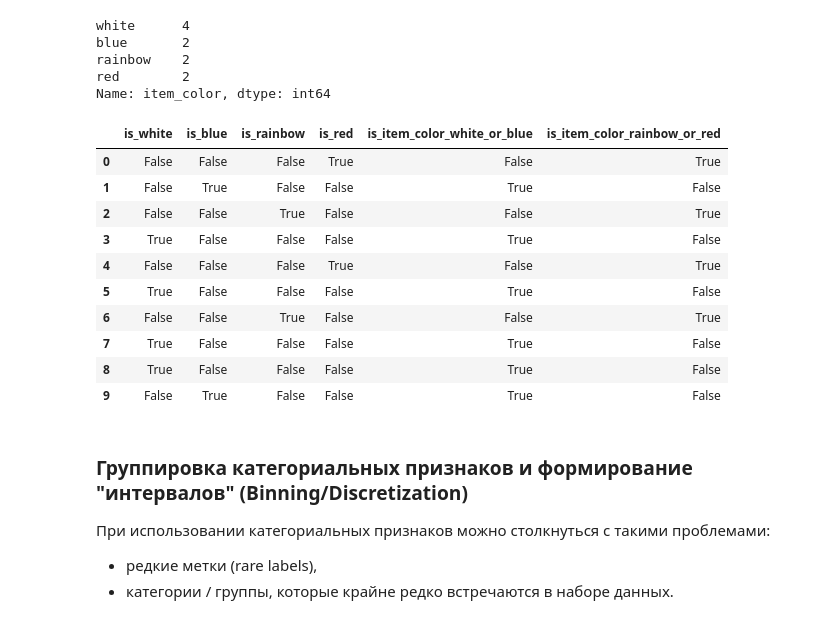
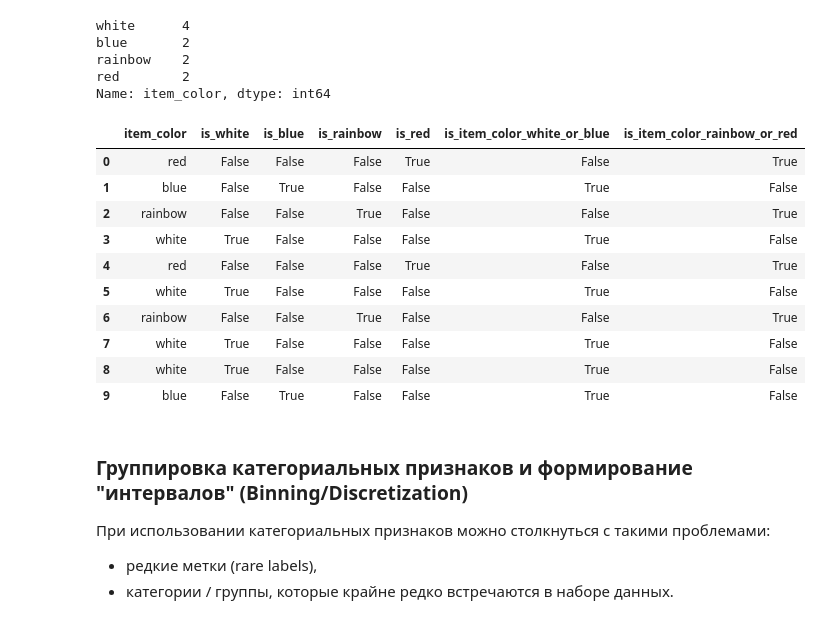
Before and after one commit to ryndovaira-org/data_science_lectures, a Jupyter notebook: 04_data_preparation/lectures/04_feature_engineering.ipynb, the cells around one changed output. Drawn from its saved outputs; the diff is of its cells as text; code cells hidden in the pictures.

```diff
--- a/04_data_preparation/lectures/04_feature_engineering.ipynb
+++ b/04_data_preparation/lectures/04_feature_engineering.ipynb
@@ -212,10 +205,10 @@ df = pd.DataFrame({'user_name': pd.Series(['Mr Oleg', 'Mr Oleg',
                                            dtype='category'),
 
                     'open_date_time': pd.Series(['10.10.2020 18:25', '20.12.2020 16:36',
-                                                 '06.04.2021 10:14', '07.04.2021 23:25',
-                                                 '25.11.2020 06:17', '16.12.2020 15:15',
-                                                 '10.03.2021 09:08', '31.12.2020 04:57',
-                                                 '28.12.2020 12:54', '29.12.2020 23:25'],
+                                                 '06.01.2021 10:14', '07.04.2021 23:25',
+                                                 '26.11.2020 06:17', '18.05.2020 15:15',
+                                                 '10.03.2021 09:08', '25.02.2020 04:57',
+                                                 '28.08.2020 12:54', '10.09.2019 23:25'],
                                                 dtype='datetime64[ns]'),
 
                    'status': pd.Series(['sold out', 'for_sale',
@@ -746,27 +739,32 @@ Name: item_color, dtype: int64
 # %%
 df['is_white'] = df.item_color == 'white'
 df['is_blue'] = df.item_color == 'blue'
-df['is_rainbow'] = df.item_color == 'rainbow'
-df['is_red'] = df.item_color == 'red'
+
+# ИЛИ
+df['is_rainbow'] = df.item_color.isin(['rainbow'])
+df['is_red'] = df.item_color.isin(['red'])
 # %%
 df['is_item_color_white_or_blue'] = (df.item_color == 'white') | (df.item_color == 'blue')
-df['is_item_color_rainbow_or_red'] = (df.item_color == 'rainbow') | (df.item_color == 'red')
+
+# ИЛИ
+df['is_item_color_rainbow_or_red'] = df.item_color.isin(['rainbow', 'red'])
 # %%
-df[['is_white', 'is_blue', 'is_rainbow',
+df[['item_color',
+    'is_white', 'is_blue', 'is_rainbow',
     'is_red', 'is_item_color_white_or_blue',
     'is_item_color_rainbow_or_red']]
 # %% [output]
-|  | is_white | is_blue | is_rainbow | is_red | is_item_color_white_or_blue | is_item_color_rainbow_or_red |
-| 0 | False | False | False | True | False | True |
-| 1 | False | True | False | False | True | False |
-| 2 | False | False | True | False | False | True |
-| 3 | True | False | False | False | True | False |
-| 4 | False | False | False | True | False | True |
-| 5 | True | False | False | False | True | False |
-| 6 | False | False | True | False | False | True |
-| 7 | True | False | False | False | True | False |
-| 8 | True | False | False | False | True | False |
-| 9 | False | True | False | False | True | False |
+|  | item_color | is_white | is_blue | is_rainbow | is_red | is_item_color_white_or_blue | is_item_color_rainbow_or_red |
+| 0 | red | False | False | False | True | False | True |
+| 1 | blue | False | True | False | False | True | False |
+| 2 | rainbow | False | False | True | False | False | True |
+| 3 | white | True | False | False | False | True | False |
+| 4 | red | False | False | False | True | False | True |
+| 5 | white | True | False | False | False | True | False |
+| 6 | rainbow | False | False | True | False | False | True |
+| 7 | white | True | False | False | False | True | False |
+| 8 | white | True | False | False | False | True | False |
+| 9 | blue | False | True | False | False | True | False |
 # %% [markdown]
 ### Группировка категориальных признаков и формирование "интервалов" (Binning/Discretization)
 
```
Also changed, not shown: parts of 24 cells of this notebook.
